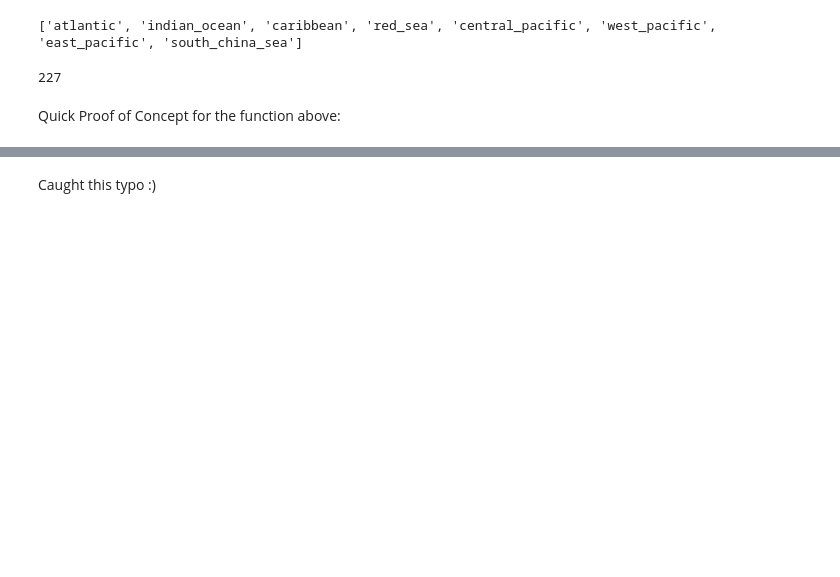
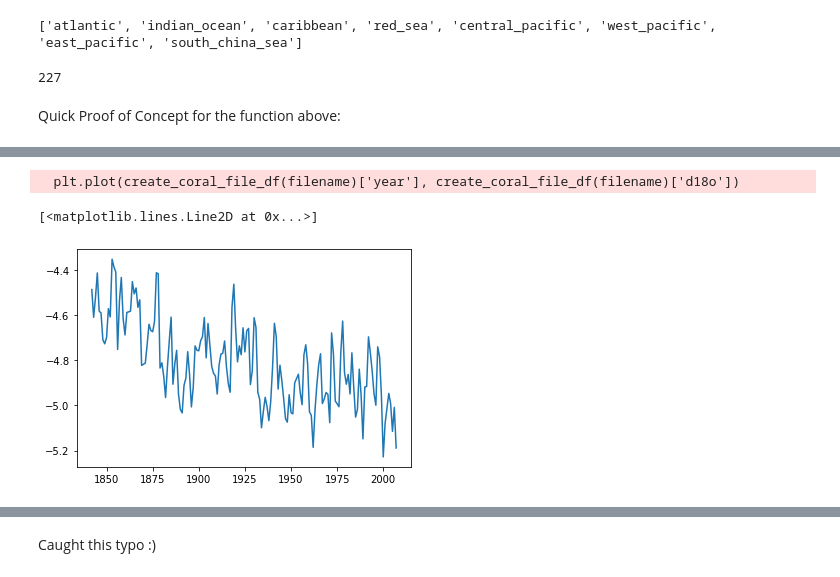
Before and after one commit to p-ai-org/p-climate, a Jupyter notebook: coral.ipynb, the cells around one changed output, grey strips where cells are left out. Drawn from its saved outputs; the diff is of its cells as text; code cells hidden in the pictures; blank space fills up the shorter version.

```diff
--- a/coral.ipynb
+++ b/coral.ipynb
@@ -190 +194,7 @@ create_coral_file_df(filename)
+# %%
+plt.plot(create_coral_file_df(filename)['year'], create_coral_file_df(filename)['d18o'])
+# %% [output]
+  plt.plot(create_coral_file_df(filename)['year'], create_coral_file_df(filename)['d18o'])
+[<matplotlib.lines.Line2D at 0x...>]
+[figure, added]
 # %%
```
Also changed, not shown: parts of 19 cells of this notebook.
